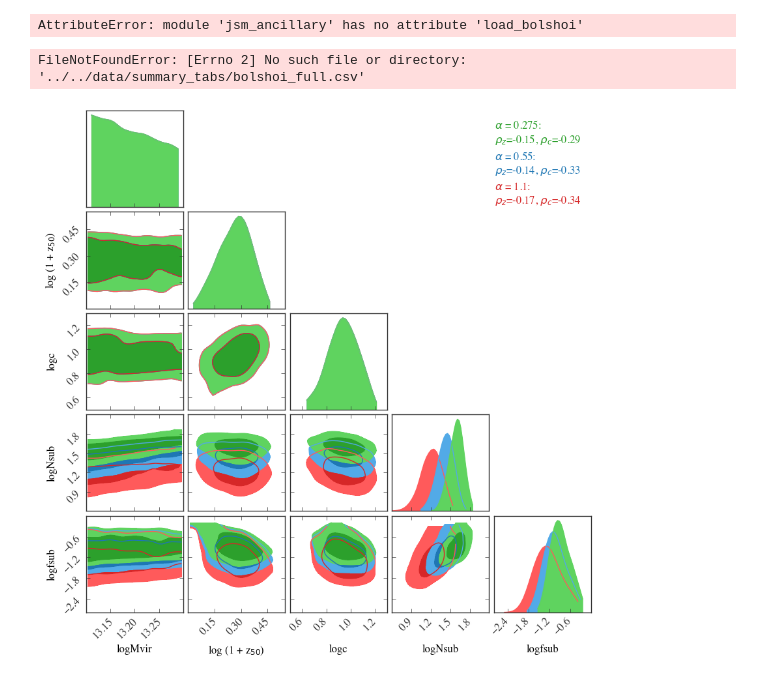
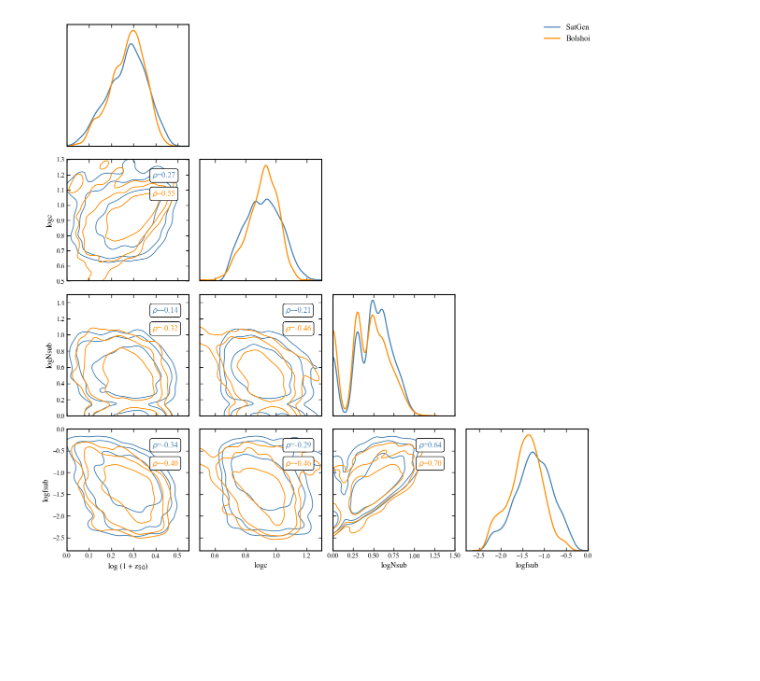
Before and after one commit to jsmonzon/MassSpec, a Jupyter notebook: notebooks/paper3/satgen_bolshoi.ipynb, the cells around one changed output. Drawn from its saved outputs; the diff is of its cells as text; code cells hidden in the pictures; blank space fills up the shorter version.

Commit message:
running the new bolshoi_rep test

```diff
--- a/notebooks/paper3/satgen_bolshoi.ipynb
+++ b/notebooks/paper3/satgen_bolshoi.ipynb
@@ -34,0 +197,3 @@ levelz = [1-0.99, 1-0.95, 1-0.68]
+# %%
+zhao = jsm_ancillary.load_massspec_z0("../../data/bolshoi_rep/cvir_test/test/", regime="artificial", conctype=None)
+satgen_zhao = zhao[["logMvir", "log1pz50", "logc", "logNsub", "logfsub"]]
@@ -34,0 +211,3 @@ levelz = [1-0.99, 1-0.95, 1-0.68]
+# %%
+ludlow = jsm_ancillary.load_massspec_z0("../../data/bolshoi_rep/cvir_test/test/", regime="artificial", conctype="ludlow")
+satgen_ludlow = ludlow[["logMvir", "log1pz50", "logc", "logNsub", "logfsub"]]
@@ -34,0 +225,10 @@ levelz = [1-0.99, 1-0.95, 1-0.68]
+# %%
+fixed_COM = jsm_ancillary.load_massspec_z0("../../data/bolshoi_rep/cvir_test/test/", regime="artificial", conctype="measured")
+satgen_fixed_COM = fixed_COM[["logMvir", "log1pz50", "logc", "logNsub", "logfsub"]]
+# %%
+matched_fixed_COM = satgen_fixed_COM.merge(
+    bolshoi,
+    on="logMvir",
+    how="inner",
+    suffixes=("_sat", "_bol")
+)
@@ -35,19 +247,22 @@ levelz = [1-0.99, 1-0.95, 1-0.68]
+# %%
+test = plot_corner_with_corr(matched_fixed_COM)
+# %% [output]
+[figure, added]
 # %%
-fid_tot = jsm_ancillary.load_bolshoi("../../data/bolshoi_rep/fid.h5", "withering", 0)
-fid_rvir = jsm_ancillary.load_bolshoi("../../data/bolshoi_rep/fid.h5", "Rvir", 0)
-fid = jsm_ancillary.load_bolshoi("../../data/bolshoi_rep/fid.h5", "artificial", 0)
+# this stuff is based on an older version of the way we compute fsub and Nsub
+## can still use the DF and alpha model permutations to run our new abundance code but for now lets leave it be.
 
-alpha_up = jsm_ancillary.load_bolshoi("../../data/bolshoi_rep/alpha_up.h5", "artificial", 0)
-alpha_down = jsm_ancillary.load_bolshoi("../../data/bolshoi_rep/alpha_down.h5", "artificial", 0)
-DF_up = jsm_ancillary.load_bolshoi("../../data/bolshoi_rep/DF_up.h5", "artificial", 0)
-DF_down = jsm_ancillary.load_bolshoi("../../data/bolshoi_rep/DF_down.h5", "artificial", 0)
+# fid_tot = jsm_ancillary.load_samples("../../data/bolshoi_rep/fid.h5")
+# fid_rvir = jsm_ancillary.load_samples("../../data/bolshoi_rep/fid.h5")
+# fid = jsm_ancillary.load_samples("../../data/bolshoi_rep/fid.h5")
+
+# alpha_up = jsm_ancillary.load_samples("../../data/bolshoi_rep/alpha_up.h5")
+# alpha_down = jsm_ancillary.load_samples("../../data/bolshoi_rep/alpha_down.h5")
+# DF_up = jsm_ancillary.load_samples("../../data/bolshoi_rep/DF_up.h5")
+# DF_down = jsm_ancillary.load_samples("../../data/bolshoi_rep/DF_down.h5")
+
+# bolshoi = pd.read_csv("../../data/summary_tabs/bolshoi_full.csv")
+# bin_min = 13.1
+# bin_max = 13.3
+# subsample = bolshoi[(bolshoi["logMvir"] > bin_min) & (bolshoi["logMvir"] < bin_max)]
+# bolshoi = subsample[["logMvir", "log1pz50", "logc", "logNsub", "logfsub"]]
-# %% [output]
-AttributeError: module 'jsm_ancillary' has no attribute 'load_bolshoi'
-# %%
-bolshoi = pd.read_csv("../../data/summary_tabs/bolshoi_full.csv")
-bin_min = 13.1
-bin_max = 13.3
-subsample = bolshoi[(bolshoi["logMvir"] > bin_min) & (bolshoi["logMvir"] < bin_max)]
-bolshoi = subsample[["logMvir", "log1pz50", "logc", "logNsub", "logfsub"]]
-# %% [output]
-FileNotFoundError: [Errno 2] No such file or directory: '../../data/summary_tabs/bolshoi_full.csv'
@@ -104,11 +269,9 @@ def plot_corner_with_corr(
 # %%
-corner_comp = plot_corner_with_corr(
-    chains=[alpha_down, fid, alpha_up],
-    base_labels=["$\\alpha$ = 0.275", "$\\alpha$ = 0.55", "$\\alpha$ = 1.1"],
-    corr_func=jsm_stats.correlation,
-    colors=["greens", "blues", "reds"],
-    paramNames=["logMvir", "log (1 + z$_{50}$)", "logc", "logNsub", "logfsub"],
-    paramRanges=[[13.1, 13.3], [0.0, 0.55], [0.5, 1.3], [0.6, 2.1], [-2.8, 0]],
-)
+# corner_comp = plot_corner_with_corr(
+#     chains=[DF_down, fid, DF_up],
+#     base_labels=["$\\beta$ = 0.075", "$\\beta$ = 0.75", "$\\beta$ = 7.5"],
+#     corr_func=jsm_stats.correlation,
+#     colors=["greens", "blues", "reds"],
+#     paramNames=["logMvir", "log (1 + z$_{50}$)", "logc", "logNsub", "logfsub"],
+#     paramRanges=[[13.1, 13.3], [0.0, 0.55], [0.5, 1.3], [0.6, 2.1], [-2.8, 0]]
+# )
-# %% [output]
-[figure, removed]
```
Also changed, not shown: parts of 20 cells of this notebook, 9 other files.
